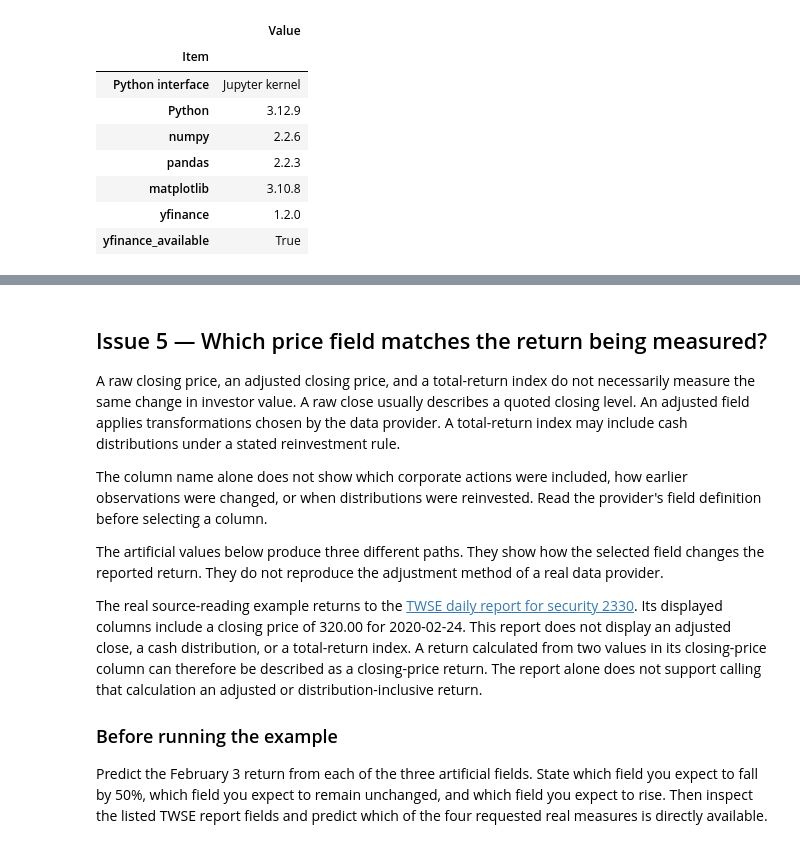
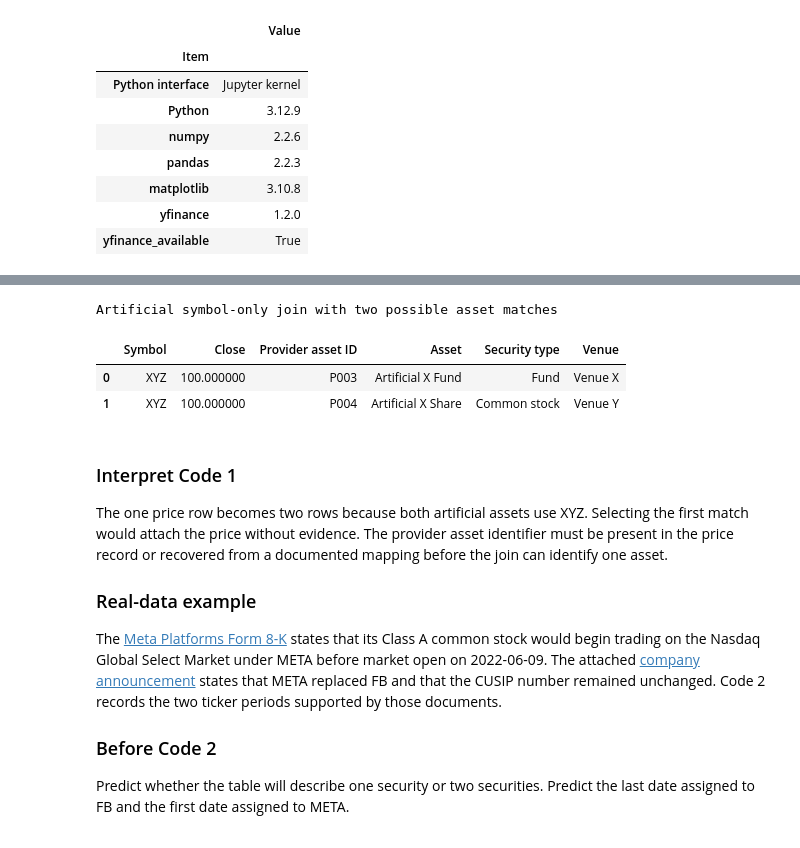
Before and after one commit to KennethWYLee/FinTech, a Jupyter notebook: course/02/week2_main.ipynb, the cells around one changed output, grey strips where cells are left out. Drawn from its saved outputs; the diff is of its cells as text; code cells hidden in the pictures.

Commit message:
Refocus Week 2 issues 1 to 5

```diff
--- a/course/02/week2_main.ipynb
+++ b/course/02/week2_main.ipynb
@@ -1049,18 +403,35 @@ The real TWSE row passes the five arithmetic checks. Passing does not establish
+# %%
+asset_lookup = pd.DataFrame(
+    [
+        ["P003", "XYZ", "Artificial X Fund", "Fund", "Venue X"],
+        ["P004", "XYZ", "Artificial X Share", "Common stock", "Venue Y"],
+    ],
+    columns=["Provider asset ID", "Symbol", "Asset", "Security type", "Venue"],
+)
+price_row = pd.DataFrame({"Symbol": ["XYZ"], "Close": [100.0]})
+symbol_only_result = price_row.merge(asset_lookup, on="Symbol", how="left")
+display(symbol_only_result.style.set_caption("Artificial symbol-only join with two possible asset matches"))
+assert len(symbol_only_result) == 2
+# %% [output]
+Artificial symbol-only join with two possible asset matches
+|  | Symbol | Close | Provider asset ID | Asset | Security type | Venue |
+| 0 | XYZ | 100.000000 | P003 | Artificial X Fund | Fund | Venue X |
+| 1 | XYZ | 100.000000 | P004 | Artificial X Share | Common stock | Venue Y |
 # %% [markdown]
-## Issue 5 — Which price field matches the return being measured?
+### Interpret Code 1
 
 
-A raw closing price, an adjusted closing price, and a total-return index do not necessarily measure the same change in investor value. A raw close usually describes a quoted closing level. An adjusted field applies transformations chosen by the data provider. A total-return index may include cash distributions under a stated reinvestment rule.
-
-The column name alone does not show which corporate actions were included, how earlier observations were changed, or when distributions were reinvested. Read the provider's field definition before selecting a column.
-
-The artificial values below produce three different paths. They show how the selected field changes the reported return. They do not reproduce the adjustment method of a real data provider.
-
-The real source-reading example returns to the [TWSE daily report for security 2330](https://www.twse.com.tw/exchangeReport/STOCK_DAY?date=20200224&response=html&stockNo=2330). Its displayed columns include a closing price of 320.00 for 2020-02-24. This report does not display an adjusted close, a cash distribution, or a total-return index. A return calculated from two values in its closing-price column can therefore be described as a closing-price return. The report alone does not support calling that calculation an adjusted or distribution-inclusive return.
+The one price row becomes two rows because both artificial assets use XYZ. Selecting the first match would attach the price without evidence. The provider asset identifier must be present in the price record or recovered from a documented mapping before the join can identify one asset.
 
 
-### Before running the example
+### Real-data example
 
 
-Predict the February 3 return from each of the three artificial fields. State which field you expect to fall by 50%, which field you expect to remain unchanged, and which field you expect to rise. Then inspect the listed TWSE report fields and predict which of the four requested real measures is directly available.
+The [Meta Platforms Form 8-K](https://www.sec.gov/Archives/edgar/data/1326801/000132680122000070/fb-20220531.htm) states that its Class A common stock would begin trading on the Nasdaq Global Select Market under META before market open on 2022-06-09. The attached [company announcement](https://www.sec.gov/Archives/edgar/data/1326801/000132680122000070/may312022-exhibit991.htm) states that META replaced FB and that the CUSIP number remained unchanged. Code 2 records the two ticker periods supported by those documents.
+
+
+### Before Code 2
+
+
+Predict whether the table will describe one security or two securities. Predict the last date assigned to FB and the first date assigned to META.
 # %%
```
Also changed, not shown: parts of 124 cells of this notebook.
